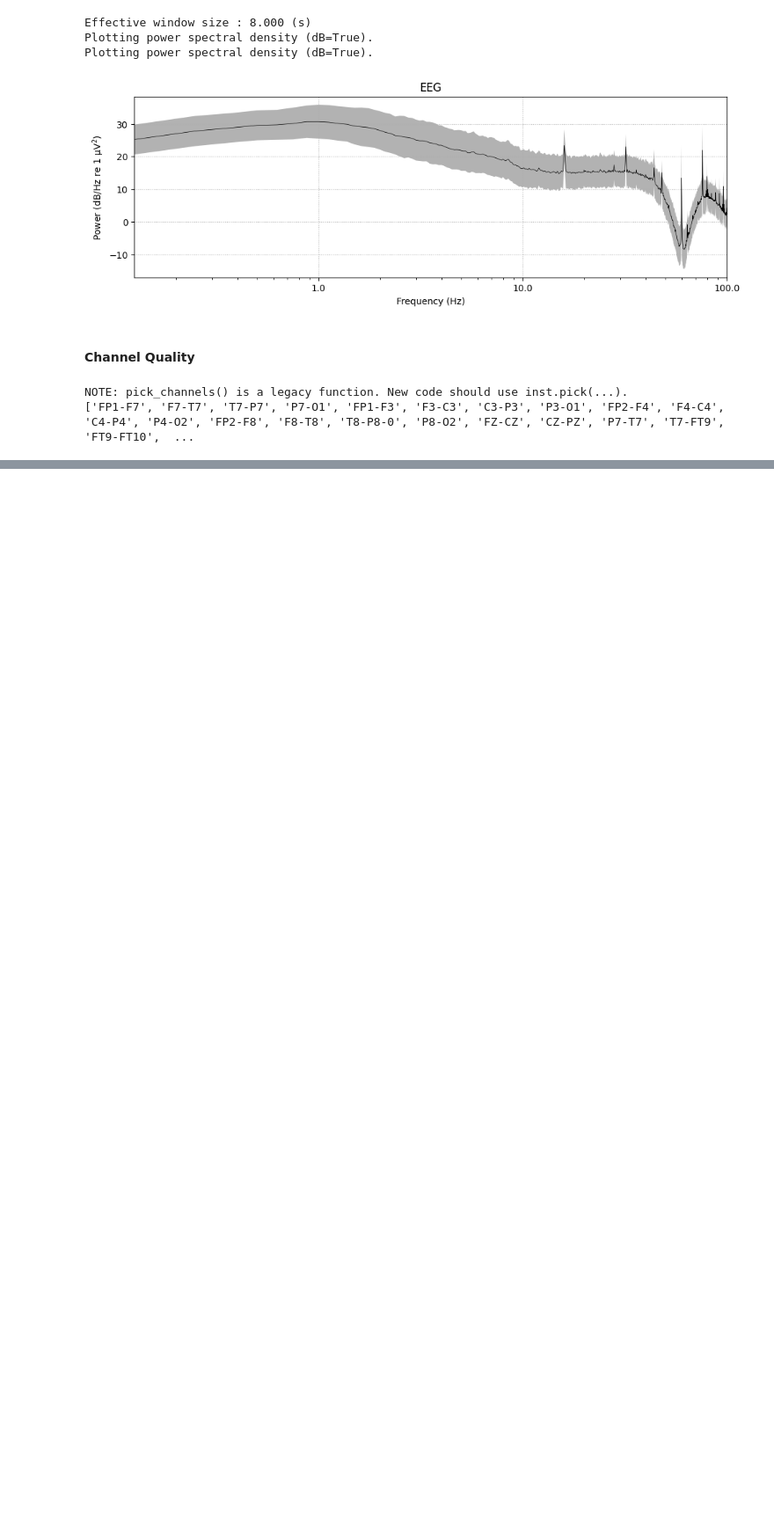
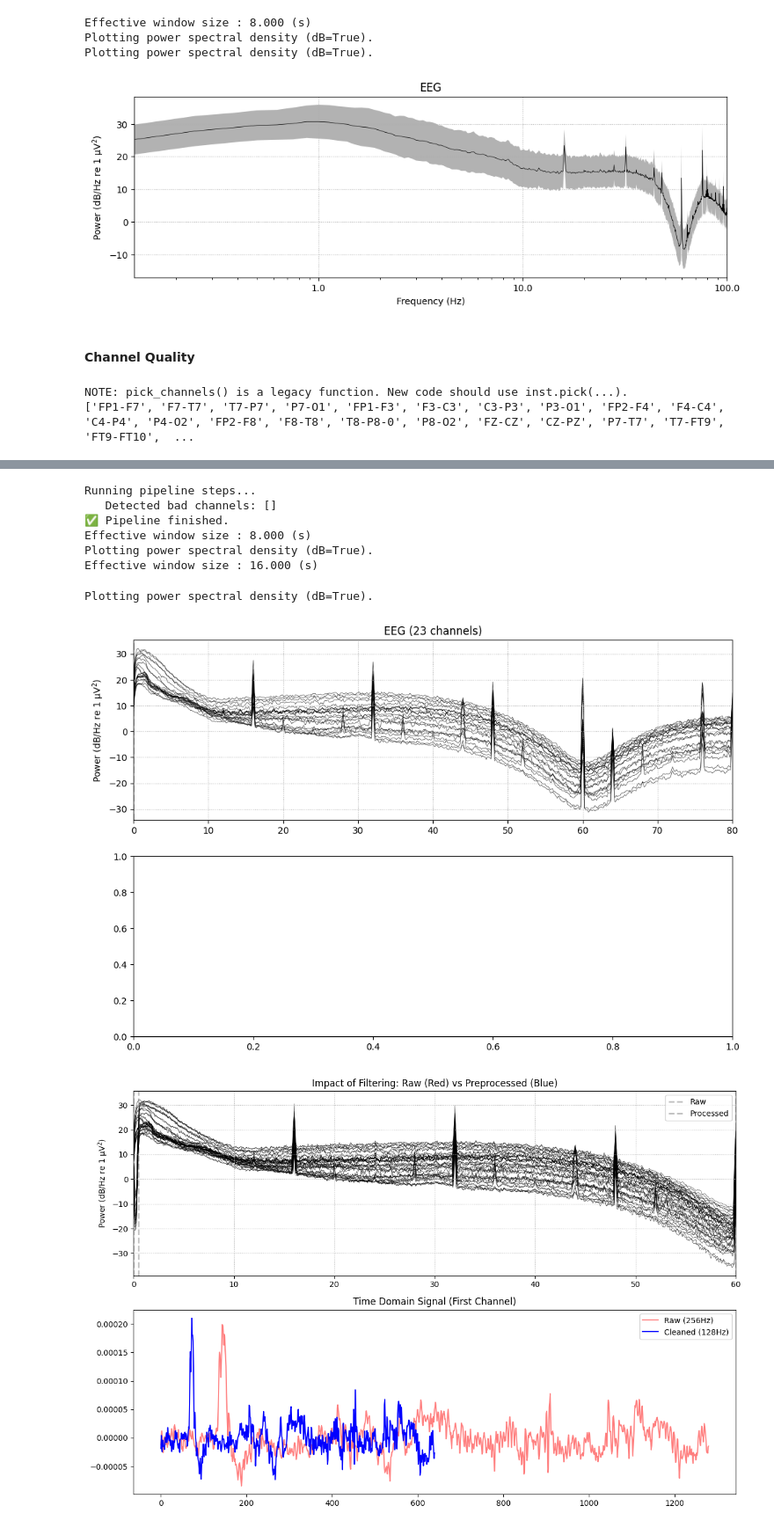
Before and after one commit to denizyennerr/Tez, a Jupyter notebook: notebooks/analysis.ipynb, the cells around one changed output, grey strips where cells are left out. Shown at 88% size. Cells and saved outputs as stored; diff of their text form; code cells hidden in the pictures; blank space fills up the shorter version.

```diff
--- a/notebooks/analysis.ipynb
+++ b/notebooks/analysis.ipynb
@@ -719,0 +810,66 @@ NOTE: pick_types() is a legacy function. New code should use inst.pick(...).
+# %%
+import matplotlib.pyplot as plt
+from pathlib import Path
+from src.eeg.preprocessing import CHBMITPreprocessor
+import mne
+
+# --- 1. Setup ---
+# Initialize the class with your specific paths
+base_dir = Path(r"C:\Users\gorse\OneDrive - TUNI.fi\Desktop\Tez\uvtez\data\chb-mit")
+output_dir = Path(r"C:\Users\gorse\OneDrive - TUNI.fi\Desktop\Tez\uvtez\data\preprocessed")
+
+pre = CHBMITPreprocessor(
+    base_dir=base_dir,
+    output_dir=output_dir
+)
+
+# --- 2. The Processing Pipeline (Step-by-Step) ---
+print("Running pipeline steps...")
+raw_after = raw_before.copy()
+
+# A. Bad Channels (Variance check)
+bad = pre.detect_bad_channels(raw_after)
+print(f"   Detected bad channels: {bad}")
+raw_after.drop_channels(bad)
+
+# C. Filter (Bandpass 0.5-60Hz + Notch 60Hz)
+raw_after = pre.apply_filtering(raw_after)
+
+# D. Downsample (256 -> 128 Hz)
+raw_after = pre.downsample(raw_after)
+
+print("✅ Pipeline finished.")
+
+# --- 3. Visualization ---
+fig, ax = plt.subplots(2, 1, figsize=(12, 8))
+
+# Comparison 1: PSD (Frequency Domain)
+# We limit to 80Hz to see the drop-off after 60Hz
+raw_before.compute_psd(fmax=60).plot(axes=ax[0], color='red', show=False)
+raw_after.compute_psd(fmax=60).plot(axes=ax[0], color='blue', show=False)
+ax[0].set_title("Impact of Filtering: Raw (Red) vs Preprocessed (Blue)")
+ax[0].legend(["Raw", "Processed"])
+
+# Comparison 2: Signal (Time Domain)
+# Plot 5 seconds of the first channel
+start_t = 100
+raw_data_b = raw_before.get_data(start=start_t*256, stop=(start_t+5)*256)[0]
+raw_data_a = raw_after.get_data(start=start_t*128, stop=(start_t+5)*128)[0]
+
+ax[1].plot(raw_data_b, color='red', alpha=0.5, label='Raw (256Hz)')
+ax[1].plot(raw_data_a, color='blue', label='Cleaned (128Hz)')
+ax[1].set_title("Time Domain Signal (First Channel)")
+ax[1].legend()
+
+plt.tight_layout()
+plt.show()
+# %% [output]
+Running pipeline steps...
+   Detected bad channels: []
+✅ Pipeline finished.
+Effective window size : 8.000 (s)
+Plotting power spectral density (dB=True).
+Effective window size : 16.000 (s)
+Plotting power spectral density (dB=True).
+[figure, added]
+[figure, added]
```
Also changed, not shown: parts of 14 cells of this notebook, 4 other files.
